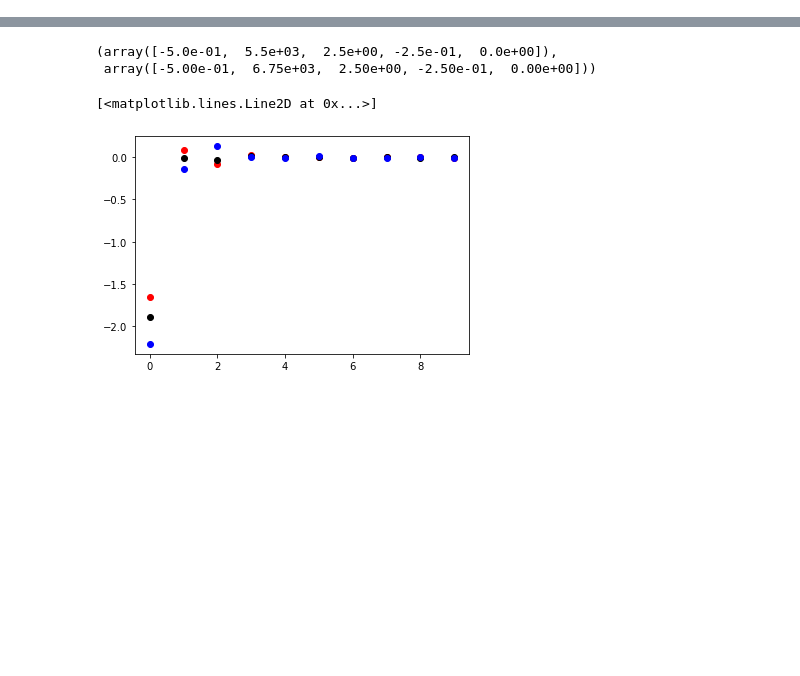
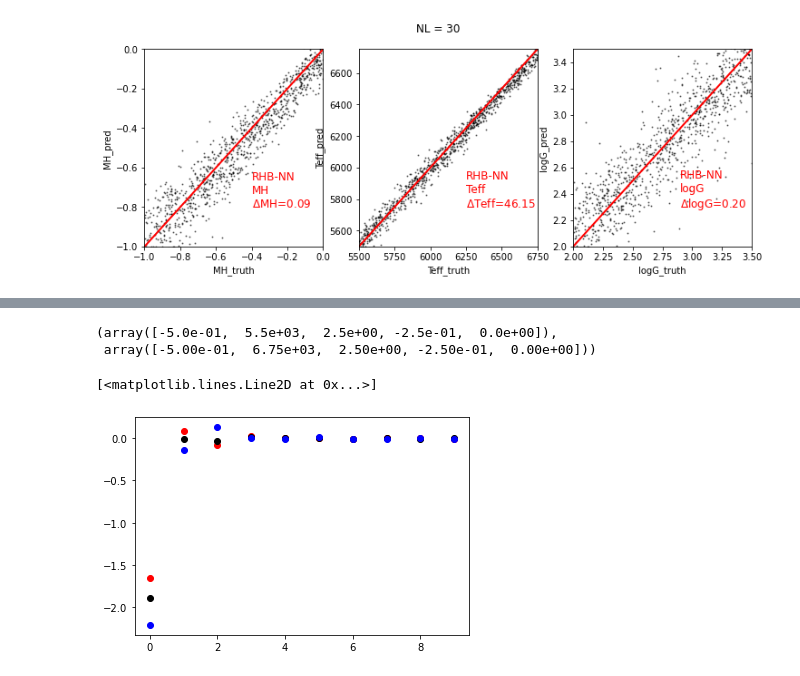
Before and after one commit to ViskaWei/PIML_v0, a Jupyter notebook: nb/RHB_noisednn.ipynb, the cells around one changed output, grey strips where cells are left out. Drawn from its saved outputs; the diff is of its cells as text; code cells hidden in the pictures; blank space fills up the shorter version.

```diff
--- a/nb/RHB_noisednn.ipynb
+++ b/nb/RHB_noisednn.ipynb
@@ -39 +58,5 @@ d.load_train(ms, topk=10)
+# %%
+d.test(test_NL=30, nTest=1000, new=True)
+# %% [output]
+[figure, added]
 # %%
```
Also changed, not shown: parts of 11 cells of this notebook, 8 other files.
